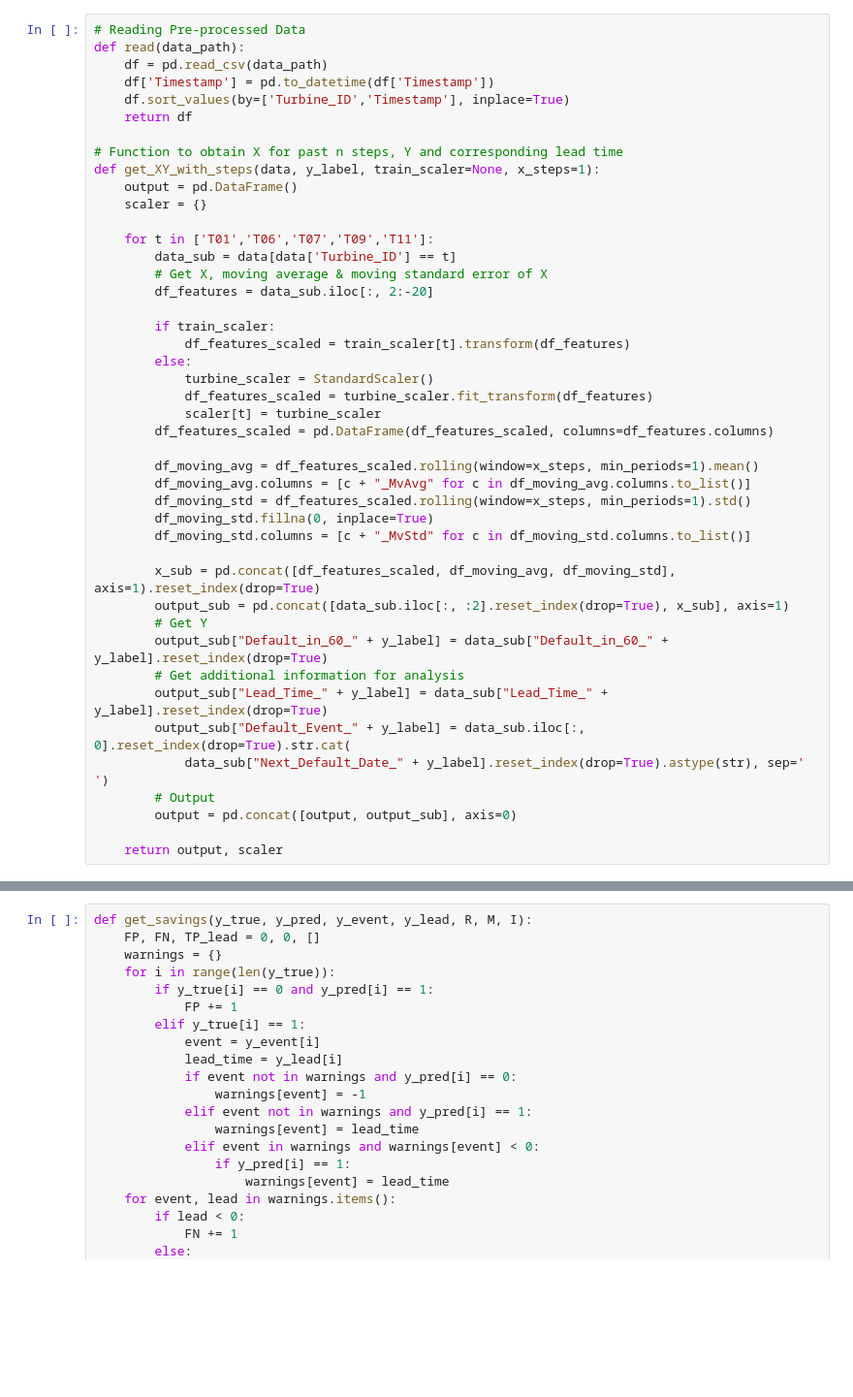
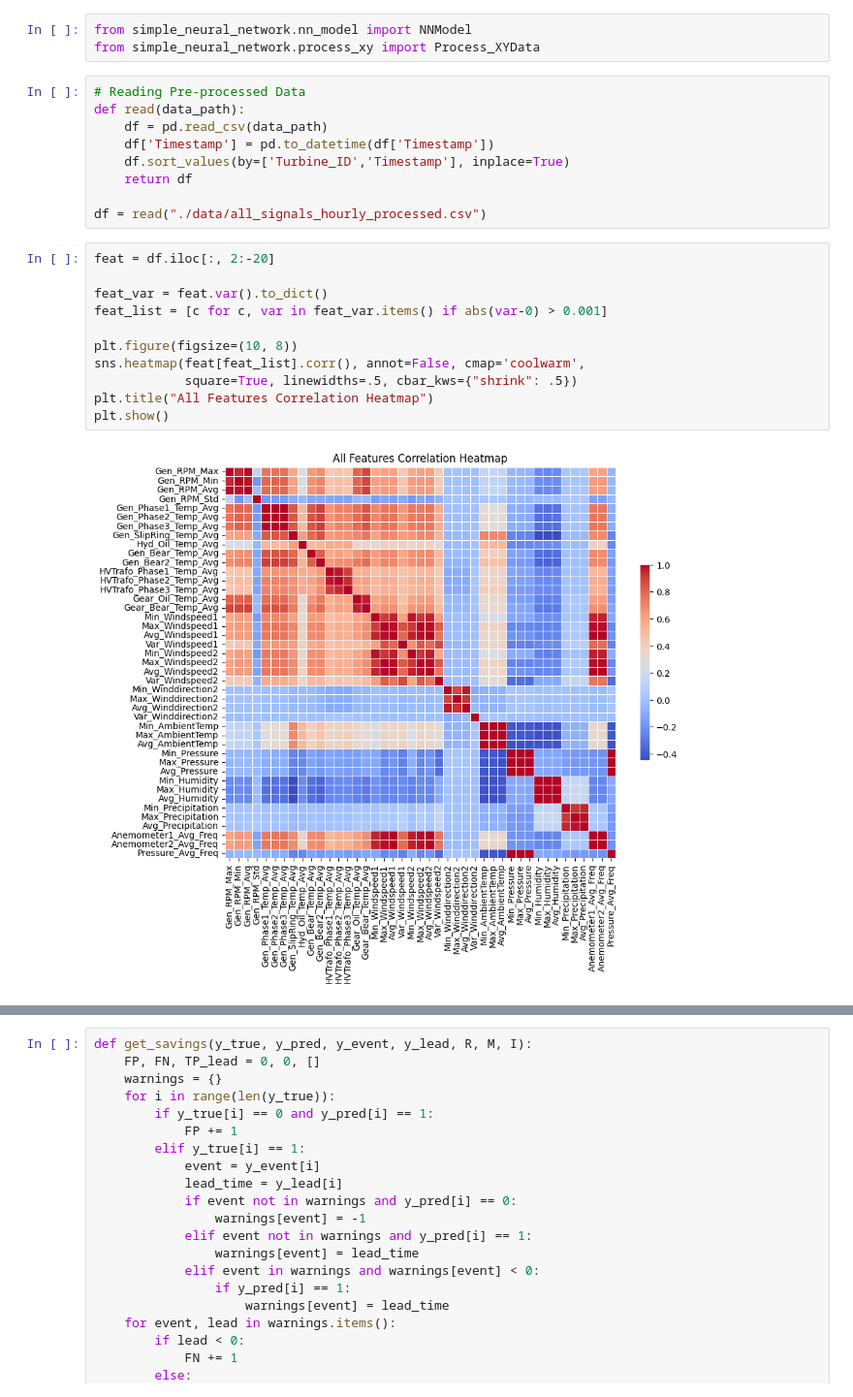
Before and after one commit to Go1vf/EDP-Renewables-EarlyWarningSystem, a Jupyter notebook: simple_nn.ipynb, the cells around one changed output, grey strips where cells are left out. Shown at 97% size. Saved outputs shown, nothing was run; the diff lists cells and outputs as text; blank space fills up the shorter version.

Commit message:
trained_simple_neural_network

```diff
--- a/simple_nn.ipynb
+++ b/simple_nn.ipynb
@@ -23,47 +18,28 @@ random.seed(42)
 np.random.seed(42)
 # Set seed for TensorFlow/Keras
 tf.random.set_seed(42)
-# %%
-# Reading Pre-processed Data
-def read(data_path):
-    df = pd.read_csv(data_path)
-    df['Timestamp'] = pd.to_datetime(df['Timestamp'])
-    df.sort_values(by=['Turbine_ID','Timestamp'], inplace=True)
-    return df
-
-# Function to obtain X for past n steps, Y and corresponding lead time
-def get_XY_with_steps(data, y_label, train_scaler=None, x_steps=1):
-    output = pd.DataFrame()
-    scaler = {}
-
-    for t in ['T01','T06','T07','T09','T11']:
-        data_sub = data[data['Turbine_ID'] == t]
-        # Get X, moving average & moving standard error of X
-        df_features = data_sub.iloc[:, 2:-20]
-
-        if train_scaler:
-            df_features_scaled = train_scaler[t].transform(df_features)
-        else:
-            turbine_scaler = StandardScaler()
-            df_features_scaled = turbine_scaler.fit_transform(df_features)
-            scaler[t] = turbine_scaler
-        df_features_scaled = pd.DataFrame(df_features_scaled, columns=df_features.columns)
-
-        df_moving_avg = df_features_scaled.rolling(window=x_steps, min_periods=1).mean()
-        df_moving_avg.columns = [c + "_MvAvg" for c in df_moving_avg.columns.to_list()]
-        df_moving_std = df_features_scaled.rolling(window=x_steps, min_periods=1).std()
-        df_moving_std.fillna(0, inplace=True)
-        df_moving_std.columns = [c + "_MvStd" for c in df_moving_std.columns.to_list()]
-
-        x_sub = pd.concat([df_features_scaled, df_moving_avg, df_moving_std], axis=1).reset_index(drop=True)
-        output_sub = pd.concat([data_sub.iloc[:, :2].reset_index(drop=True), x_sub], axis=1)
-        # Get Y
-        output_sub["Default_in_60_" + y_label] = data_sub["Default_in_60_" + y_label].reset_index(drop=True)
-        # Get additional information for analysis
-        output_sub["Lead_Time_" + y_label] = data_sub["Lead_Time_" + y_label].reset_index(drop=True)
-        output_sub["Default_Event_" + y_label] = data_sub.iloc[:, 0].reset_index(drop=True).str.cat(
-            data_sub["Next_Default_Date_" + y_label].reset_index(drop=True).astype(str), sep=' ')
-        # Output
-        output = pd.concat([output, output_sub], axis=0)
-
-    return output, scaler
+# %%
+from simple_neural_network.nn_model import NNModel
+from simple_neural_network.process_xy import Process_XYData
+# %%
+# Reading Pre-processed Data
+def read(data_path):
+    df = pd.read_csv(data_path)
+    df['Timestamp'] = pd.to_datetime(df['Timestamp'])
+    df.sort_values(by=['Turbine_ID','Timestamp'], inplace=True)
+    return df
+
+df = read("./data/all_signals_hourly_processed.csv")
+# %%
+feat = df.iloc[:, 2:-20]
+
+feat_var = feat.var().to_dict()
+feat_list = [c for c, var in feat_var.items() if abs(var-0) > 0.001]
+
+plt.figure(figsize=(10, 8))
+sns.heatmap(feat[feat_list].corr(), annot=False, cmap='coolwarm',
+            square=True, linewidths=.5, cbar_kws={"shrink": .5})
+plt.title("All Features Correlation Heatmap")
+plt.show()
+# %% [output]
+[figure, added]
```
Also changed, not shown: parts of 23 cells of this notebook, 3 other files.
